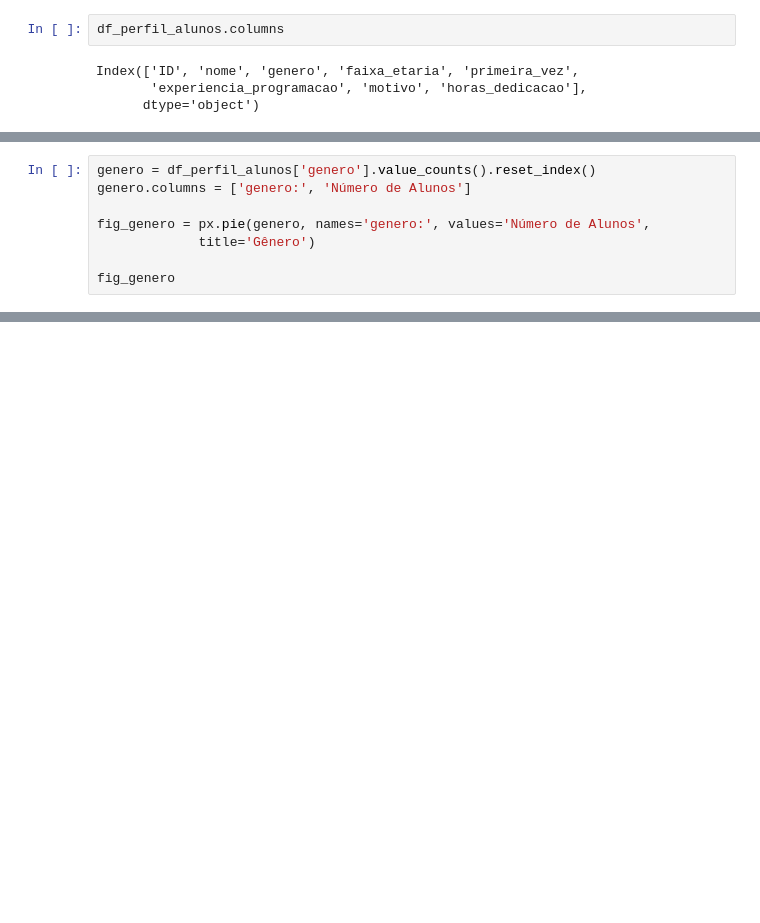
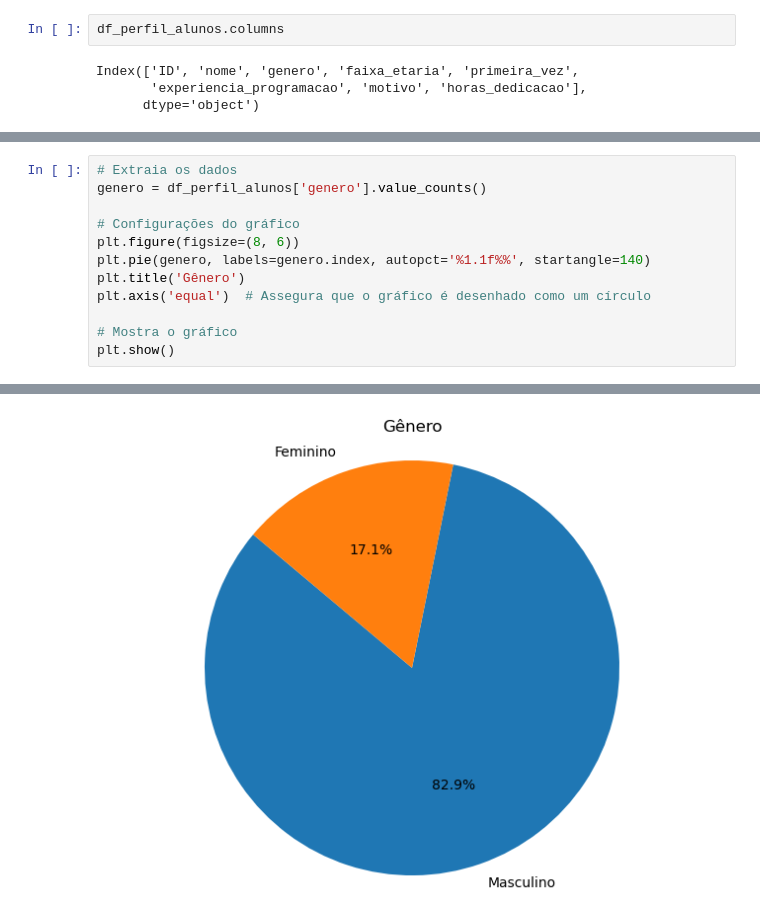
Before and after one commit to WilkerLuz/Produto-Educacional-, a Jupyter notebook: perfil_alunos_PE.ipynb, the cells around one changed output, grey strips where cells are left out. Saved outputs shown, nothing was run; the diff lists cells and outputs as text; blank space fills up the shorter version.

```diff
--- a/perfil_alunos_PE.ipynb
+++ b/perfil_alunos_PE.ipynb
@@ -51,9 +59,13 @@ fig_idade
 # %%
-genero = df_perfil_alunos['genero'].value_counts().reset_index()
-genero.columns = ['genero:', 'Número de Alunos']
+# Extraia os dados
+genero = df_perfil_alunos['genero'].value_counts()
 
-fig_genero = px.pie(genero, names='genero:', values='Número de Alunos',
-             title='Gênero')
+# Configurações do gráfico
+plt.figure(figsize=(8, 6))
+plt.pie(genero, labels=genero.index, autopct='%1.1f%%', startangle=140)
+plt.title('Gênero')
+plt.axis('equal')  # Assegura que o gráfico é desenhado como um círculo
 
-fig_genero
+# Mostra o gráfico
+plt.show()
 # %% [output]
@@ -61 +72,2 @@ fig_genero
+[figure, added]
 # %%
```
Also changed, not shown: parts of 8 cells of this notebook.
